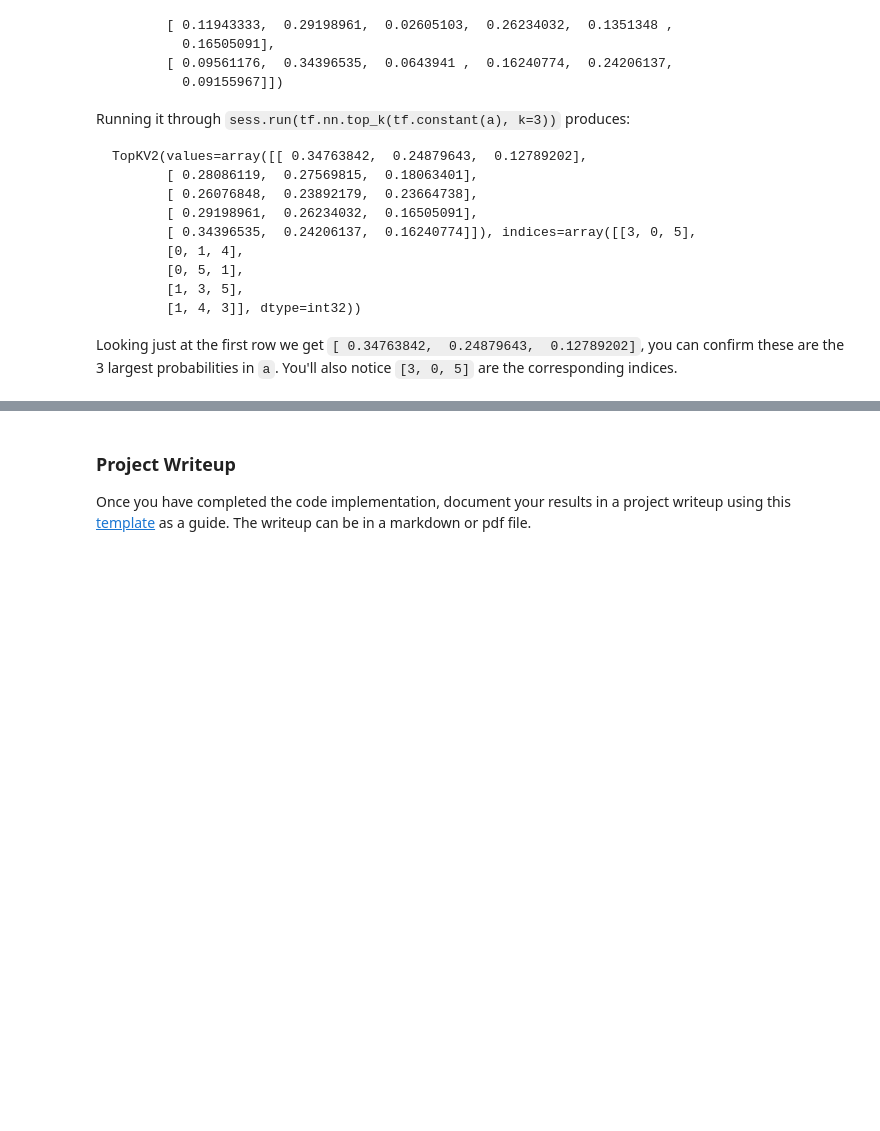
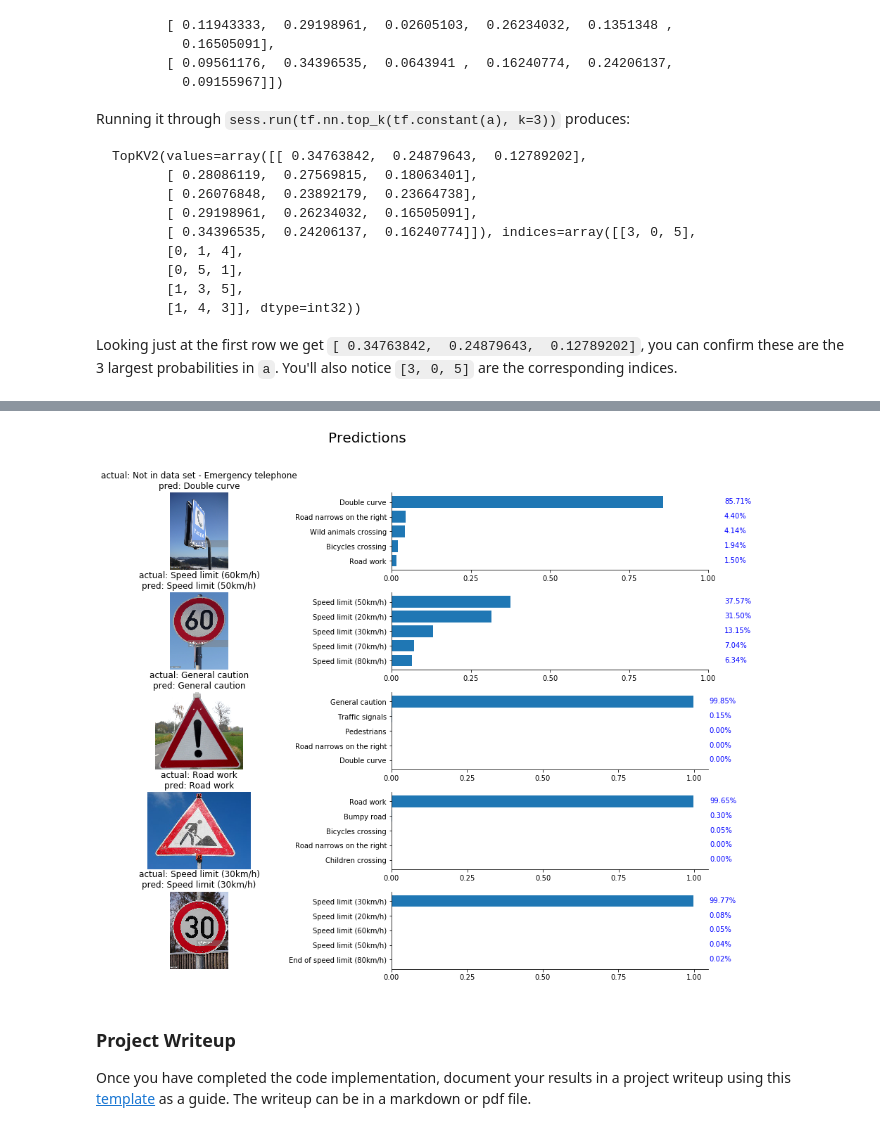
Before and after one commit to adriantorrie/udacity_sdcnd_project_2_traffic_sign_classifier, a Jupyter notebook: Traffic_Sign_Classifier.ipynb, the cells around one changed output, grey strips where cells are left out. Saved outputs shown, nothing was run; the diff lists cells and outputs as text; code cells hidden in the pictures; blank space fills up the shorter version.

```diff
--- a/Traffic_Sign_Classifier.ipynb
+++ b/Traffic_Sign_Classifier.ipynb
@@ -1236,3 +1304,37 @@ Looking just at the first row we get `[ 0.34763842,  0.24879643,  0.12789202]`,
+# %%
+n_predictions = k
+margin = 0.05
+y_pos = np.arange(n_predictions)
+
+
+fig, ax = plt.subplots(nrows=len(pred_labels), ncols=2, figsize=(14, 10))
+fig.tight_layout()
+fig.suptitle('Predictions', fontsize=20, y=1.1)
+
+for i, image in enumerate(get_web_images()):
+    # get top k names
+    top_k_names = list(labels['SignName'][top_k.indices[i]])
+
+    # plot image in left column
+    ax[i][0].imshow(image)
+    ax[i][0].set_title('actual: {}\npred: {}'.format(web_image_names[i], pred_names[i]))
+    ax[i][0].set_axis_off()
+
+    # plot horizontal bar chart in right column
+    ax[i][1].barh(y_pos, top_k.values[i][::-1])
+    ax[i][1].set_yticks(y_pos)
+    ax[i][1].set_yticklabels(top_k_names[::-1])
+    ax[i][1].set_xticks([0, 0.25, 0.5, 0.75, 1.0])
+
+    # get rid of axes borders to make it look cleaner
+    ax[i][1].spines['top'].set_visible(False)
+    ax[i][1].spines['right'].set_visible(False)
+
+    # add % labels to bars
+    for j, value in enumerate(top_k.values[i][::-1]):
+        ax[i][1].text(1.05, j - 0.1, '{:.2f}%'.format(value * 100), color='blue')
+# %% [output]
+[figure, added]
 # %% [markdown]
 ### Project Writeup
 
```
Also changed, not shown: parts of 28 cells of this notebook.
